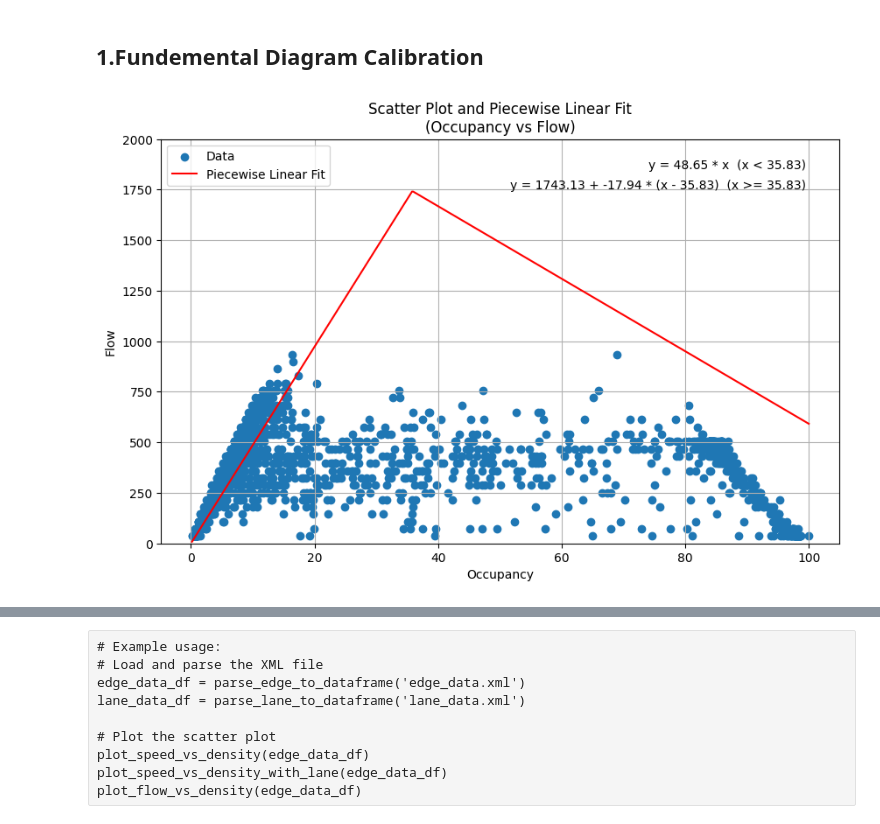
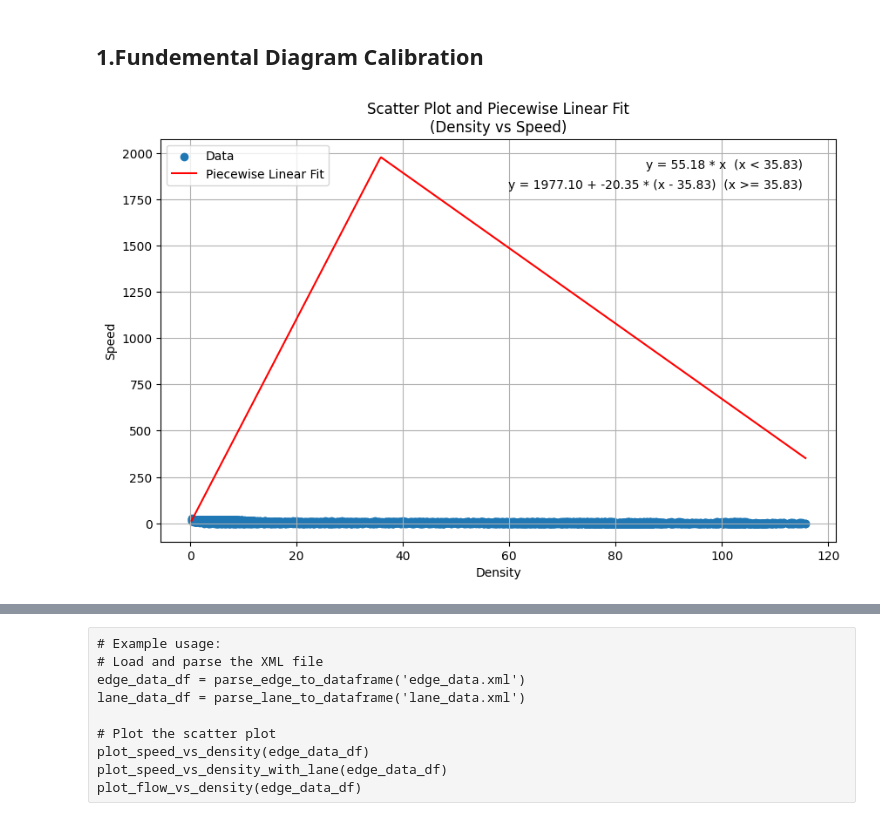
Before and after one commit to Dylan-Wyl10/RoboSense, a Jupyter notebook: result/ctmResult/Evaluation for CTM and FD Calibration.ipynb, the cells around one changed output, grey strips where cells are left out. Cells and saved outputs as stored; diff of their text form; code cells hidden in the pictures.

```diff
--- a/result/ctmResult/Evaluation for CTM and FD Calibration.ipynb
+++ b/result/ctmResult/Evaluation for CTM and FD Calibration.ipynb
@@ -92,9 +92,10 @@ def constrained_piecewise_fit(x, y):
     params, _ = curve_fit(piecewise_linear, x, y, p0=p0, bounds=bounds)
 
     x_0 = 35.83
-    k_1 = 48.65
+    k_1 = 55.18
+    return x_0, k_1, (x_0*k_1)/(x_0-133)
 
-    return x_0, k_1, (x_0*k_1)/(x_0-133)
+    # return params
 
 def plot_and_fit_piecewise(df, x_col, y_col):
     # Extract the data for the specified columns
@@ -127,13 +128,13 @@ def plot_and_fit_piecewise(df, x_col, y_col):
     plt.title(f'Scatter Plot and Piecewise Linear Fit\n({x_col} vs {y_col})')
     plt.legend(loc='upper left')
     plt.grid(True)
-    plt.ylim(0,2000)
+    # plt.ylim(0,1500)
     plt.show()
 # %%
 detector_df = parse_detector_to_dataframe('detector_out.xml')
-plot_and_fit_piecewise(detector_df, 'Occupancy', 'Flow')
+plot_and_fit_piecewise(detector_df, 'Density', 'Speed')
 # %% [output]
-[figure, old version]
+[figure, new version]
 # %%
 def plot_detector(dataframe, para_x = 'Density', para_y = 'Speed'):
     """
```
Also changed, not shown: parts of 4 cells of this notebook, 24 other files.
